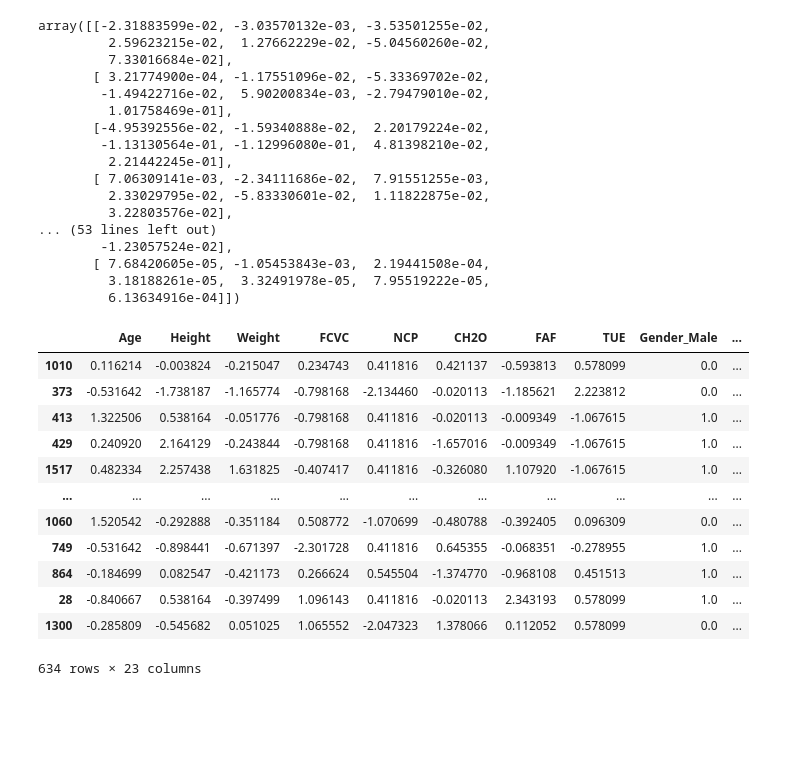
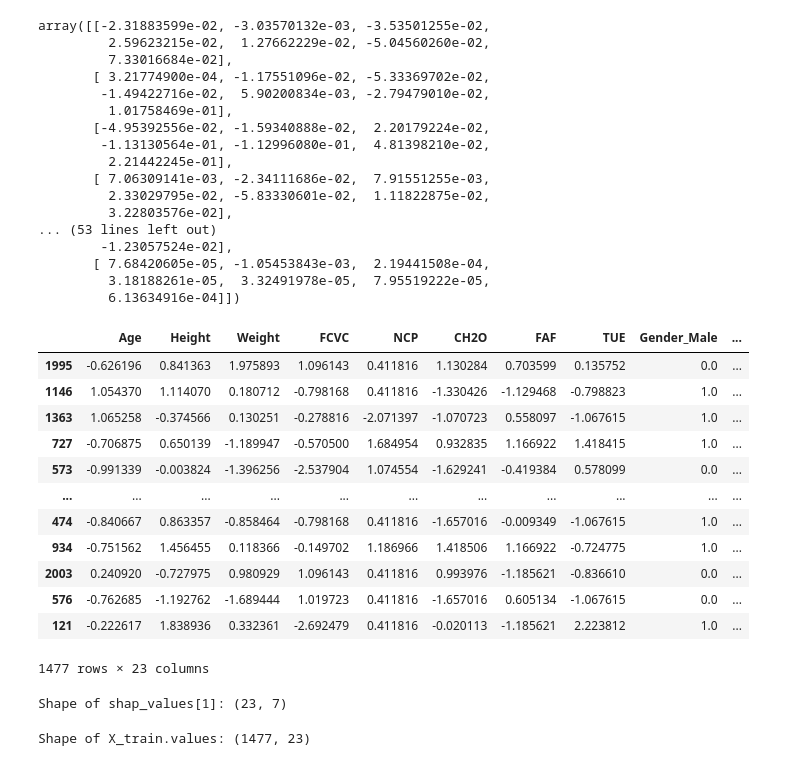
Before and after one commit to Cyrof/202-assignment-1, a Jupyter notebook: jupyter-files/shap.ipynb, the cells around one changed output. Cells and saved outputs as stored; diff of their text form; code cells hidden in the pictures; blank space fills up the shorter version.

```diff
--- a/jupyter-files/shap.ipynb
+++ b/jupyter-files/shap.ipynb
@@ -83,19 +92,27 @@ array([[-2.31883599e-02, -3.03570132e-03, -3.53501255e-02,
        [ 7.68420605e-05, -1.05453843e-03,  2.19441508e-04,
          3.18188261e-05,  3.32491978e-05,  7.95519222e-05,
          6.13634916e-04]])
-# %%
-X_test
-# %% [output]
-|  | Age | Height | Weight | FCVC | NCP | CH2O | FAF | TUE | Gender_Male | ... |
-| 1010 | 0.116214 | -0.003824 | -0.215047 | 0.234743 | 0.411816 | 0.421137 | -0.593813 | 0.578099 | 0.0 | ... |
-| 373 | -0.531642 | -1.738187 | -1.165774 | -0.798168 | -2.134460 | -0.020113 | -1.185621 | 2.223812 | 0.0 | ... |
-| 413 | 1.322506 | 0.538164 | -0.051776 | -0.798168 | 0.411816 | -0.020113 | -0.009349 | -1.067615 | 1.0 | ... |
-| 429 | 0.240920 | 2.164129 | -0.243844 | -0.798168 | 0.411816 | -1.657016 | -0.009349 | -1.067615 | 1.0 | ... |
-| 1517 | 0.482334 | 2.257438 | 1.631825 | -0.407417 | 0.411816 | -0.326080 | 1.107920 | -1.067615 | 1.0 | ... |
-| ... | ... | ... | ... | ... | ... | ... | ... | ... | ... | ... |
-| 1060 | 1.520542 | -0.292888 | -0.351184 | 0.508772 | -1.070699 | -0.480788 | -0.392405 | 0.096309 | 0.0 | ... |
-| 749 | -0.531642 | -0.898441 | -0.671397 | -2.301728 | 0.411816 | 0.645355 | -0.068351 | -0.278955 | 1.0 | ... |
-| 864 | -0.184699 | 0.082547 | -0.421173 | 0.266624 | 0.545504 | -1.374770 | -0.968108 | 0.451513 | 1.0 | ... |
-| 28 | -0.840667 | 0.538164 | -0.397499 | 1.096143 | 0.411816 | -0.020113 | 2.343193 | 0.578099 | 1.0 | ... |
-| 1300 | -0.285809 | -0.545682 | 0.051025 | 1.065552 | -2.047323 | 1.378066 | 0.112052 | 0.578099 | 0.0 | ... |
-634 rows × 23 columns
+# %%
+X_train
+# %% [output]
+|  | Age | Height | Weight | FCVC | NCP | CH2O | FAF | TUE | Gender_Male | ... |
+| 1995 | -0.626196 | 0.841363 | 1.975893 | 1.096143 | 0.411816 | 1.130284 | 0.703599 | 0.135752 | 0.0 | ... |
+| 1146 | 1.054370 | 1.114070 | 0.180712 | -0.798168 | 0.411816 | -1.330426 | -1.129468 | -0.798823 | 1.0 | ... |
+| 1363 | 1.065258 | -0.374566 | 0.130251 | -0.278816 | -2.071397 | -1.070723 | 0.558097 | -1.067615 | 1.0 | ... |
+| 727 | -0.706875 | 0.650139 | -1.189947 | -0.570500 | 1.684954 | 0.932835 | 1.166922 | 1.418415 | 1.0 | ... |
+| 573 | -0.991339 | -0.003824 | -1.396256 | -2.537904 | 1.074554 | -1.629241 | -0.419384 | 0.578099 | 0.0 | ... |
+| ... | ... | ... | ... | ... | ... | ... | ... | ... | ... | ... |
+| 474 | -0.840667 | 0.863357 | -0.858464 | -0.798168 | 0.411816 | -1.657016 | -0.009349 | -1.067615 | 1.0 | ... |
+| 934 | -0.751562 | 1.456455 | 0.118366 | -0.149702 | 1.186966 | 1.418506 | 1.166922 | -0.724775 | 1.0 | ... |
+| 2003 | 0.240920 | -0.727975 | 0.980929 | 1.096143 | 0.411816 | 0.993976 | -1.185621 | -0.836610 | 0.0 | ... |
+| 576 | -0.762685 | -1.192762 | -1.689444 | 1.019723 | 0.411816 | -1.657016 | 0.605134 | -1.067615 | 0.0 | ... |
+| 121 | -0.222617 | 1.838936 | 0.332361 | -2.692479 | 0.411816 | -0.020113 | -1.185621 | 2.223812 | 1.0 | ... |
+1477 rows × 23 columns
+# %%
+print("Shape of shap_values[1]:", shap_values[1].shape)
+# %% [output]
+Shape of shap_values[1]: (23, 7)
+# %%
+print("Shape of X_train.values:", X_train.values.shape)
+# %% [output]
+Shape of X_train.values: (1477, 23)
```
Also changed, not shown: parts of 7 cells of this notebook.
